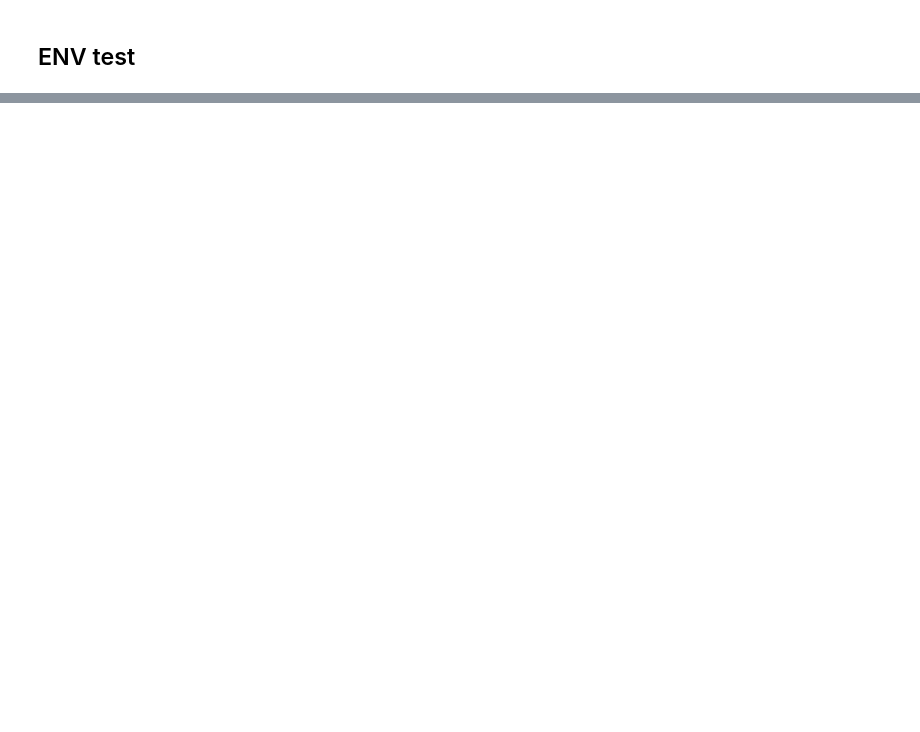
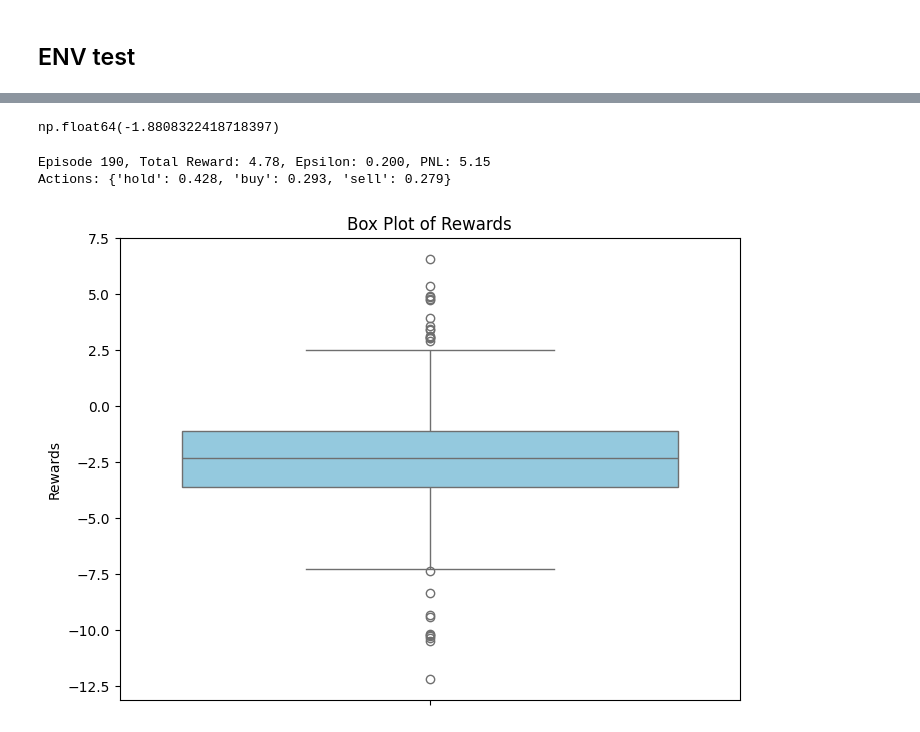
Before and after one commit to MaximSinyaev/TradingRL, a Jupyter notebook: 1. base_rl_test.ipynb, the cells around one changed output, grey strips where cells are left out. Drawn from its saved outputs; the diff is of its cells as text; code cells hidden in the pictures; blank space fills up the shorter version.

```diff
--- a/1. base_rl_test.ipynb
+++ b/1. base_rl_test.ipynb
@@ -276,0 +153,4 @@ Name: count, dtype: int64
+# %%
+env.pnl
+# %% [output]
+np.float64(-1.8808322418718397)
@@ -276,0 +175,36 @@ Name: count, dtype: int64
+# %%
+env = TradingEnvV1(features=train_feature_states, real_prices=train_features['close'], commission=comission,
+                   initial_deposit=deposit, t_max=t_max)
+state_dim = env.observation_space.shape[0]
+action_dim = env.action_space.n
+# %%
+agent = DQNAgent(state_dim, action_dim, epsilon_decay=epsilon_decay, gamma=0.99, epsilon_end=epsilon_end)
+# %%
+agent.epsilon_end = 0.2 # for finuetuning purpose
+# %%
+rewards, pnl_per_episode, actions = train_dqn_agent(
+    env, agent, num_episodes=200,
+    # t_max=t_max,
+    target_update_freq=10
+    )
+# %% [output]
+Episode 190, Total Reward: 4.78, Epsilon: 0.200, PNL: 5.15
+Actions: {'hold': 0.428, 'buy': 0.293, 'sell': 0.279}
+# %%
+import matplotlib.pyplot as plt
+import seaborn as sns
+import numpy as np
+
+
+# Draw box plot for rewards
+plt.figure(figsize=(8, 6))
+sns.boxplot(data=pnl_per_episode, color='skyblue')
+plt.title('Box Plot of Rewards')
+plt.ylabel('Rewards')
+plt.show()
+
+# Check if we were in plus for rewards and PnL
+all_rewards_positive = np.all(np.array(rewards) > 0)
+all_pnl_positive = np.all(np.array(pnl_per_episode) > 0)
+# %% [output]
+[figure, added]
```
Also changed, not shown: parts of 58 cells of this notebook, 12 other files.
